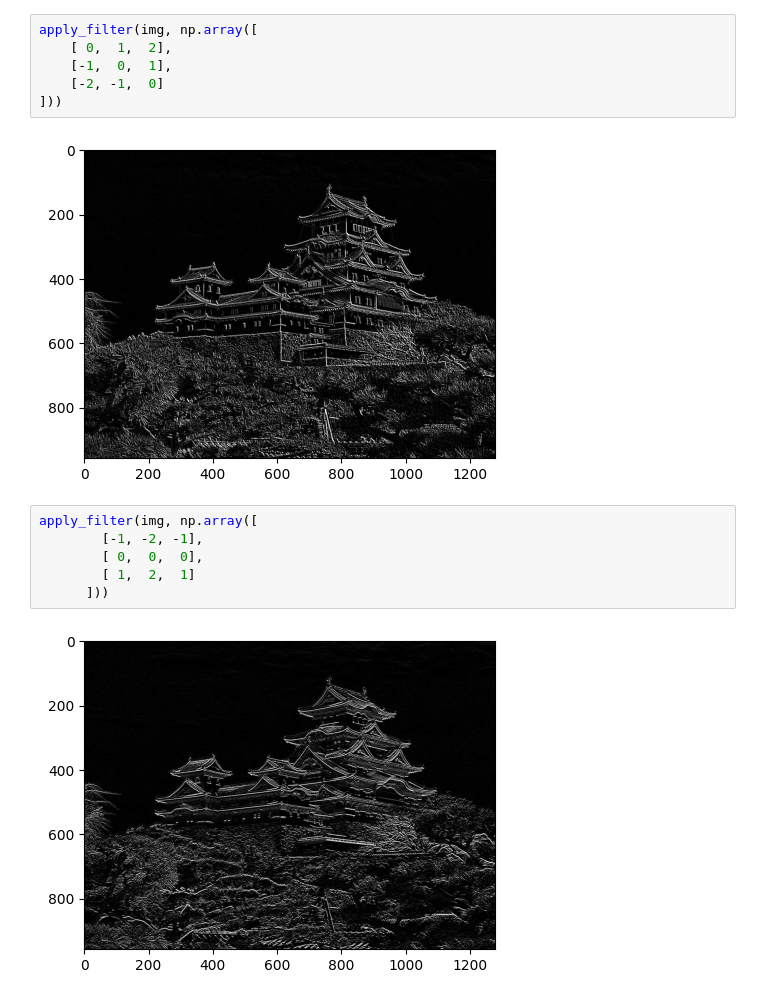
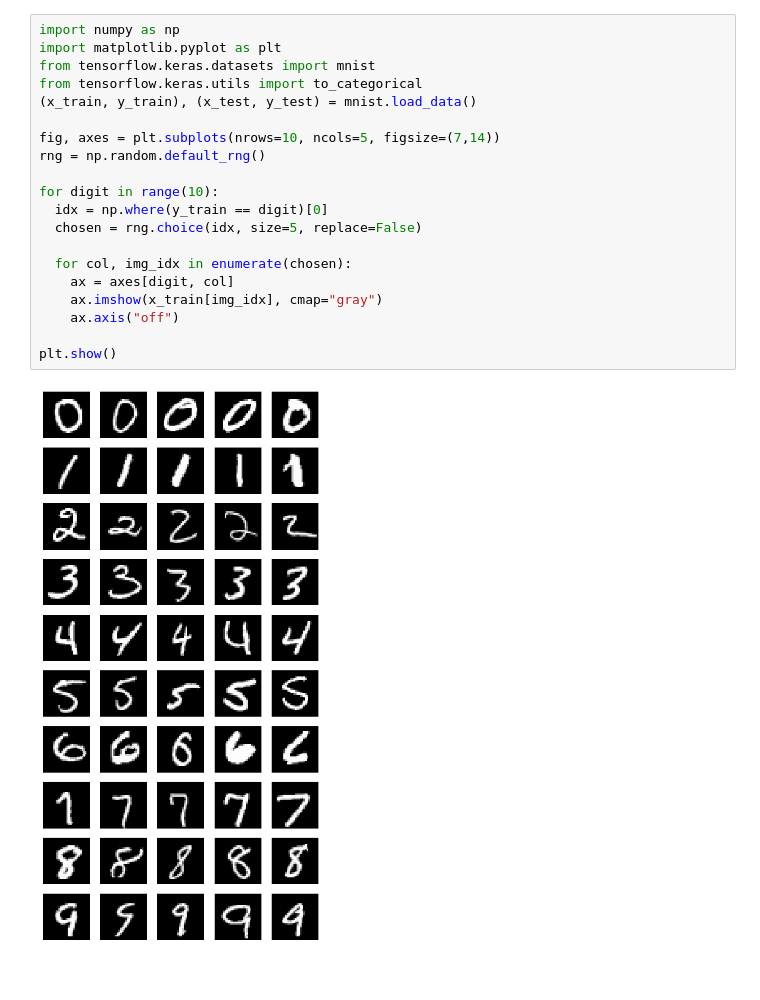
Before and after one commit to frankodzia/ai-course-gp, a Jupyter notebook: Lekcja_26.ipynb, the cells around one changed output. Cells and saved outputs as stored; diff of their text form; blank space fills up the shorter version.

```diff
--- a/Lekcja_26.ipynb
+++ b/Lekcja_26.ipynb
@@ -57,16 +3,22 @@ apply_filter(img, np.array([
-# %%
-apply_filter(img, np.array([
-    [ 0,  1,  2],
-    [-1,  0,  1],
-    [-2, -1,  0]
-]))
-# %% [output]
-[figure, removed]
-# %%
-apply_filter(img, np.array([
-        [-1, -2, -1],
-        [ 0,  0,  0],
-        [ 1,  2,  1]
-      ]))
-# %% [output]
-[figure, removed]
+# %%
+import numpy as np
+import matplotlib.pyplot as plt
+from tensorflow.keras.datasets import mnist
+from tensorflow.keras.utils import to_categorical
+(x_train, y_train), (x_test, y_test) = mnist.load_data()
+
+fig, axes = plt.subplots(nrows=10, ncols=5, figsize=(7,14))
+rng = np.random.default_rng()
+
+for digit in range(10):
+  idx = np.where(y_train == digit)[0]
+  chosen = rng.choice(idx, size=5, replace=False)
+
+  for col, img_idx in enumerate(chosen):
+    ax = axes[digit, col]
+    ax.imshow(x_train[img_idx], cmap="gray")
+    ax.axis("off")
+
+plt.show()
+# %% [output]
+[figure, added]
```
Also changed, not shown: parts of 10 cells of this notebook.
